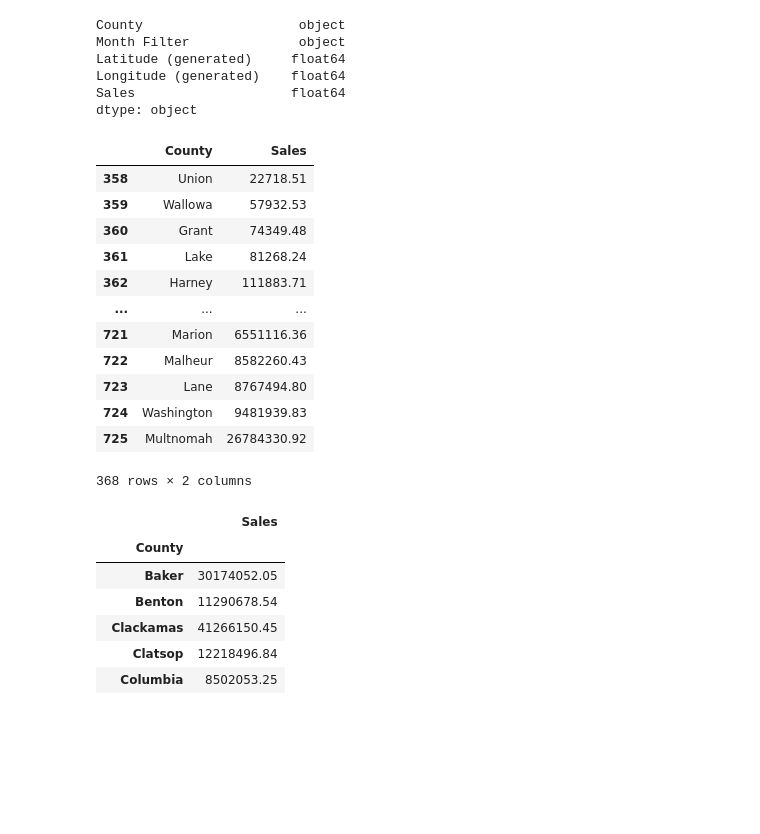
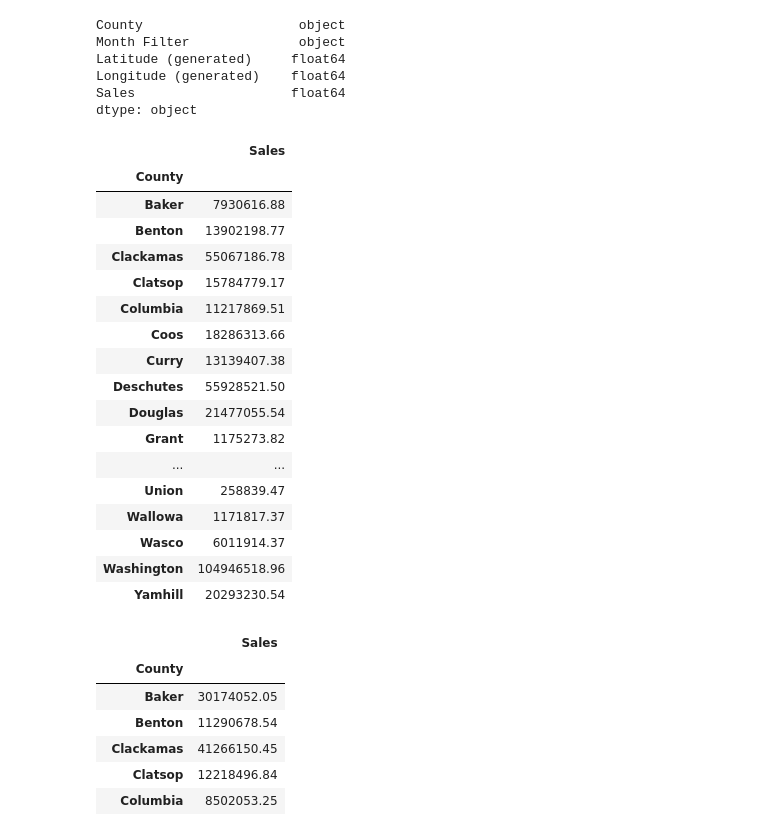
Before and after one commit to theesacker/Cannabis-Opportunity-Analysis, a Jupyter notebook: python/leos_notebook.ipynb, the cells around one changed output. Saved outputs shown, nothing was run; the diff lists cells and outputs as text; code cells hidden in the pictures; blank space fills up the shorter version.

```diff
--- a/python/leos_notebook.ipynb
+++ b/python/leos_notebook.ipynb
@@ -50,2 +89,0 @@ city_coords_df
-# %%
-county_sales_df["Sales"] = county_sales_df["Sales"].ast
@@ -79,23 +134,28 @@ Sales                    float64
 dtype: object
 # %%
 county_sales_twenty = county_sales_df.loc[county_sales_df["Month Filter"].str.contains("2020"), ["County", "Sales"]]
-county_sales_nineteen = county_sales_nineteen.groupby("County").agg({"Sales":"sum"})
-county_sales_nineteen["Sales"] = round(county_sales_nineteen["Sales"],2)
-county_sales_twenty
+county_sales_twenty_gb = county_sales_twenty.groupby("County").agg({"Sales":"sum"})
+county_sales_twenty_gb["Sales"] = round(county_sales_twenty_gb["Sales"],2)
+county_sales_twenty_gb
 # %% [output]
-|  | County | Sales |
-| 358 | Union | 22718.51 |
-| 359 | Wallowa | 57932.53 |
-| 360 | Grant | 74349.48 |
-| 361 | Lake | 81268.24 |
-| 362 | Harney | 111883.71 |
-| ... | ... | ... |
-| 721 | Marion | 6551116.36 |
-| 722 | Malheur | 8582260.43 |
-| 723 | Lane | 8767494.80 |
-| 724 | Washington | 9481939.83 |
-| 725 | Multnomah | 26784330.92 |
+|  | Sales |
+| County |  |
+| Baker | 7930616.88 |
+| Benton | 13902198.77 |
+| Clackamas | 55067186.78 |
+| Clatsop | 15784779.17 |
+| Columbia | 11217869.51 |
+| Coos | 18286313.66 |
+| Curry | 13139407.38 |
+| Deschutes | 55928521.50 |
+| Douglas | 21477055.54 |
+| Grant | 1175273.82 |
+| ... | ... |
+| Union | 258839.47 |
+| Wallowa | 1171817.37 |
+| Wasco | 6011914.37 |
+| Washington | 104946518.96 |
+| Yamhill | 20293230.54 |
-368 rows × 2 columns
 # %%
 county_sales_nineteen = county_sales_df.loc[county_sales_df["Month Filter"].str.contains("2019"), ["County", "Sales"]]
 county_sales_nineteen = county_sales_nineteen.groupby("County").agg({"Sales":"sum"})
```
Also changed, not shown: parts of 34 cells of this notebook, 4 other files.
